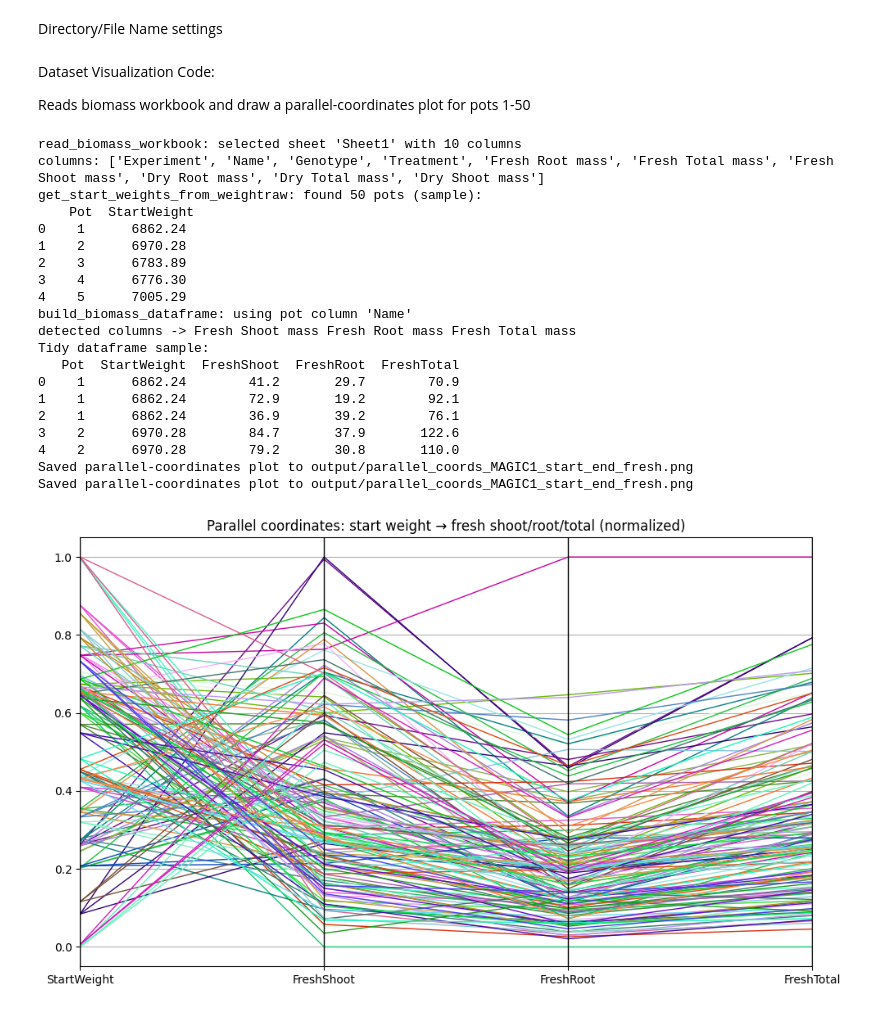
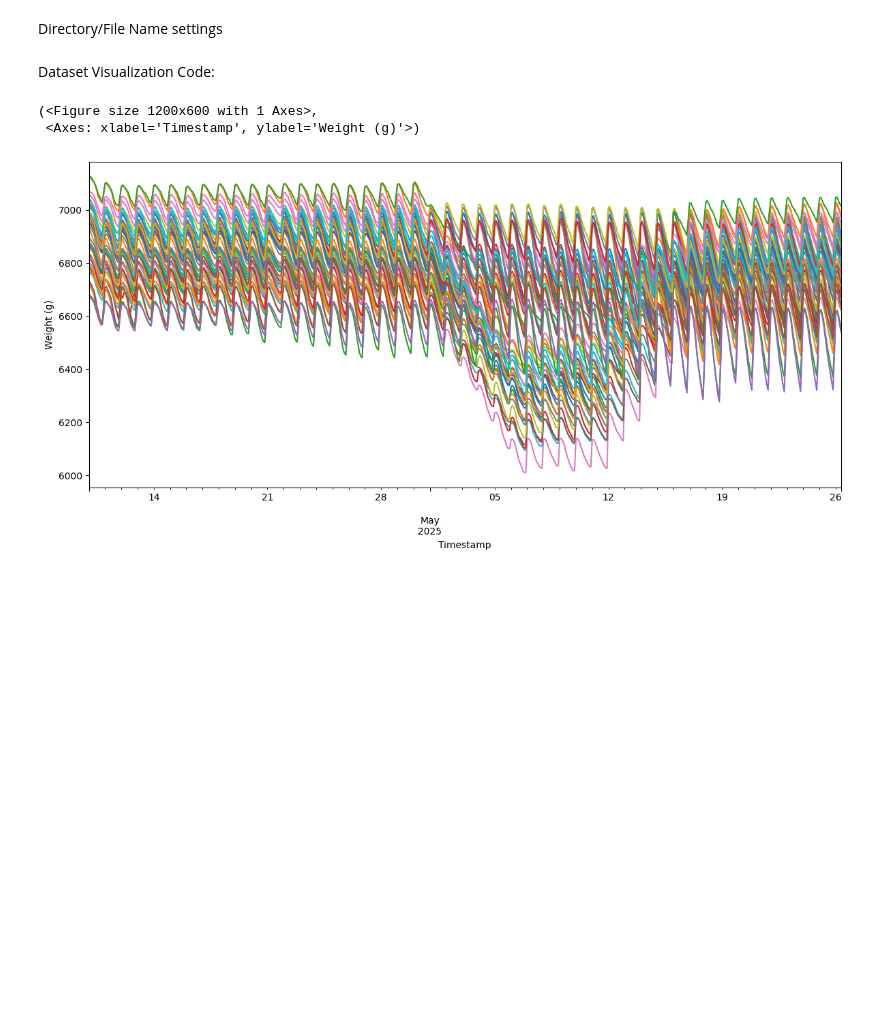
Before and after one commit to bushwill/CMPT-878-Project, a Jupyter notebook: script.ipynb, the cells around one changed output. Cells and saved outputs as stored; diff of their text form; code cells hidden in the pictures; blank space fills up the shorter version.

```diff
--- a/script.ipynb
+++ b/script.ipynb
@@ -15,56 +15,17 @@ from pandas.plotting import parallel_coordinates
 Directory/File Name settings
 # %%
 dataset_directory = "CamelinaMAGIC-Dataset-Complete/"
-all_biomass_file = "CamelinaMAGIC-ALL-Biomass.xlsx"
-MAGIC1_daily_transpiration_file = "CamelinaMAGIC1.0-DailyTranspiration.csv"
-MAGIC1_weight_raw = "CamelinaMAGIC1.0-WeightRaw.csv"
+MAGIC1_daily_transpiration_file = os.path.join(dataset_directory, "CamelinaMAGIC1.0-DailyTranspiration.csv")
+MAGIC1_weight_raw = os.path.join(dataset_directory, "CamelinaMAGIC1.0-WeightRaw.csv")
 
 output_directory = "output/"
 # %% [markdown]
 Dataset Visualization Code:
-
-Reads biomass workbook and draw a parallel-coordinates plot for pots 1-50
 # %%
-# Use helpers to build the tidy biomass table and plot
-import importlib
-import helpers
-importlib.reload(helpers)
-# build absolute paths using the variables already defined above
-all_biomass_path = os.path.join(dataset_directory, all_biomass_file)
-weight_raw_path = os.path.join(dataset_directory, MAGIC1_weight_raw)
-outpath = os.path.join(output_directory, 'parallel_coords_MAGIC1_start_end_fresh.png')
-
-# Read and assemble data
-biomass_df = helpers.read_biomass_workbook(all_biomass_path)
-start_weights = helpers.get_start_weights_from_weightraw(weight_raw_path)
-tidy = helpers.build_biomass_dataframe(biomass_df, start_weights)
-
-# Quick preview and ensure output dir exists
-print("Tidy dataframe sample:")
-print(tidy.head())
-os.makedirs(output_directory, exist_ok=True)
-
-# Plot and save
-helpers.plot_parallel_coordinates(tidy, outpath)
+weight_df = helpers.read_weight_csv(MAGIC1_weight_raw)
+weight_df.head()
+helpers.plot_weight_df(weight_df)
 # %% [output]
-read_biomass_workbook: selected sheet 'Sheet1' with 10 columns
-columns: ['Experiment', 'Name', 'Genotype', 'Treatment', 'Fresh Root mass', 'Fresh Total mass', 'Fresh Shoot mass', 'Dry Root mass', 'Dry Total mass', 'Dry Shoot mass']
-get_start_weights_from_weightraw: found 50 pots (sample):
-    Pot  StartWeight
-0    1      6862.24
-1    2      6970.28
-2    3      6783.89
-3    4      6776.30
-4    5      7005.29
-build_biomass_dataframe: using pot column 'Name'
-detected columns -> Fresh Shoot mass Fresh Root mass Fresh Total mass
-Tidy dataframe sample:
-   Pot  StartWeight  FreshShoot  FreshRoot  FreshTotal
-0    1      6862.24        41.2       29.7        70.9
-1    1      6862.24        72.9       19.2        92.1
-2    1      6862.24        36.9       39.2        76.1
-3    2      6970.28        84.7       37.9       122.6
-4    2      6970.28        79.2       30.8       110.0
-Saved parallel-coordinates plot to output/parallel_coords_MAGIC1_start_end_fresh.png
-Saved parallel-coordinates plot to output/parallel_coords_MAGIC1_start_end_fresh.png
+(<Figure size 1200x600 with 1 Axes>,
+ <Axes: xlabel='Timestamp', ylabel='Weight (g)'>)
-[figure, old version]
+[figure, new version]
```
Also changed, not shown: parts of 1 cell of this notebook, 3 other files.
